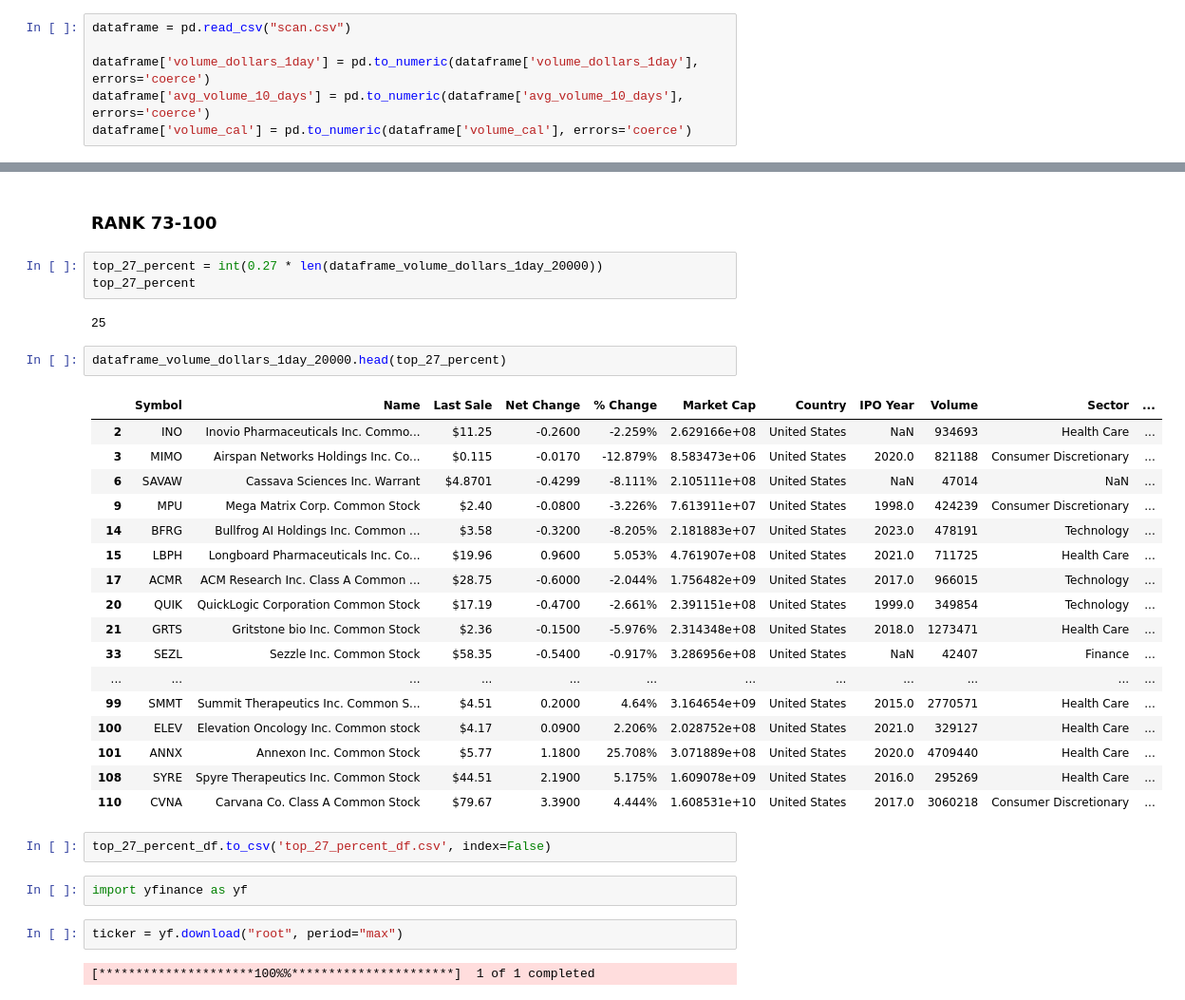
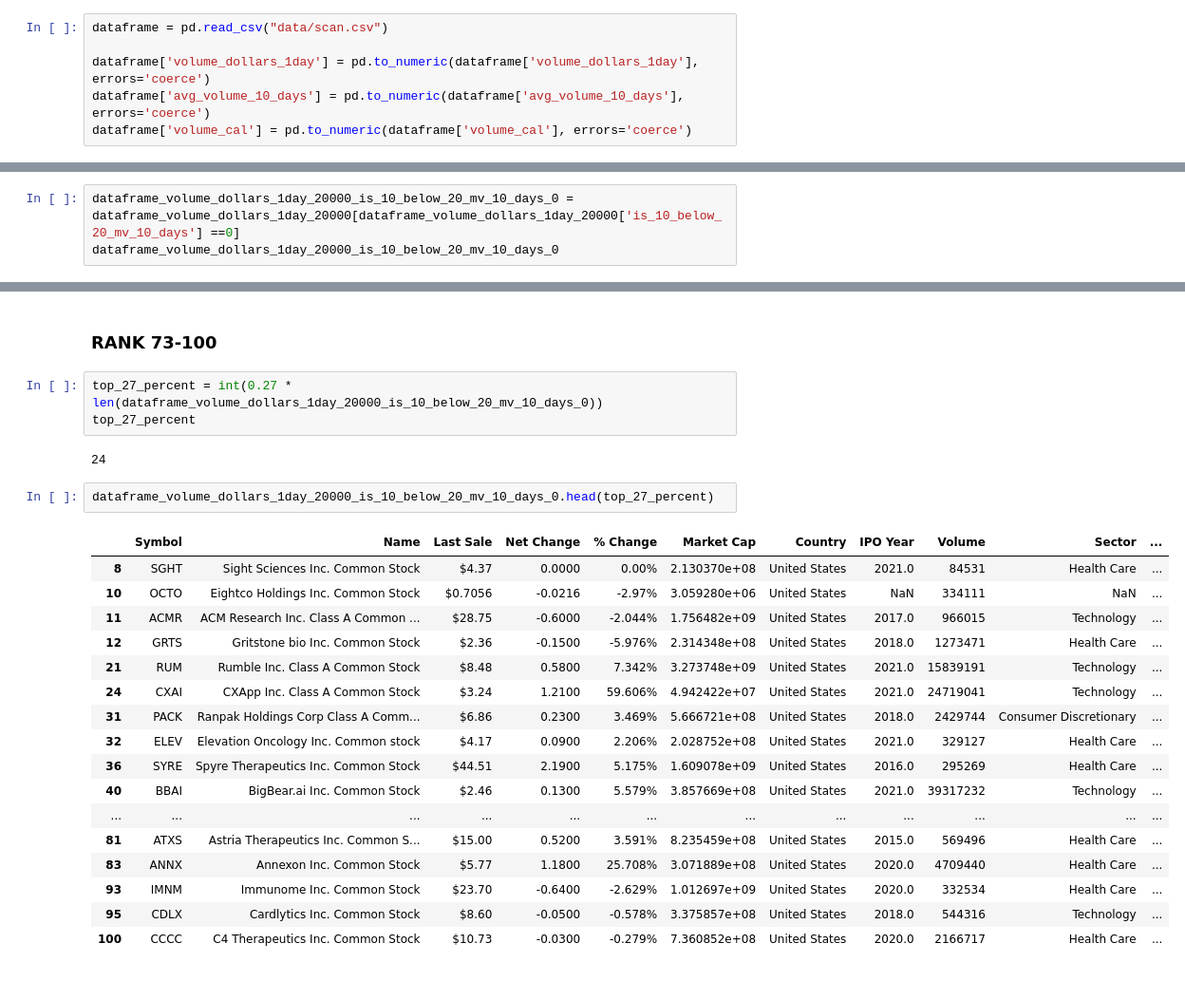
Before and after one commit to sinadarbouy/QStock-Screener, a Jupyter notebook: find.ipynb, the cells around one changed output, grey strips where cells are left out. Shown: that part at 95% size. Drawn from its saved outputs; the diff is of its cells as text.

```diff
--- a/find.ipynb
+++ b/find.ipynb
@@ -1,7 +1,7 @@
 # %%
 import pandas as pd
 # %%
-dataframe = pd.read_csv("scan.csv")
+dataframe = pd.read_csv("data/scan.csv")
 
 dataframe['volume_dollars_1day'] = pd.to_numeric(dataframe['volume_dollars_1day'], errors='coerce')
 dataframe['avg_volume_10_days'] = pd.to_numeric(dataframe['avg_volume_10_days'], errors='coerce')
@@ -48,0 +36,3 @@ dataframe_volume_dollars_1day_20000
+# %%
+dataframe_volume_dollars_1day_20000_is_10_below_20_mv_10_days_0 = dataframe_volume_dollars_1day_20000[dataframe_volume_dollars_1day_20000['is_10_below_20_mv_10_days'] ==0]
+dataframe_volume_dollars_1day_20000_is_10_below_20_mv_10_days_0
@@ -62,35 +66,27 @@ dataframe_volume_dollars_1day_20000[dataframe_volume_dollars_1day_20000["volume_
 # %% [markdown]
 ### RANK 73-100
 # %%
-top_27_percent = int(0.27 * len(dataframe_volume_dollars_1day_20000))
+top_27_percent = int(0.27 * len(dataframe_volume_dollars_1day_20000_is_10_below_20_mv_10_days_0))
 top_27_percent
 # %% [output]
-25
+24
 # %%
-dataframe_volume_dollars_1day_20000.head(top_27_percent)
+dataframe_volume_dollars_1day_20000_is_10_below_20_mv_10_days_0.head(top_27_percent)
 # %% [output]
 |  | Symbol | Name | Last Sale | Net Change | % Change | Market Cap | Country | IPO Year | Volume | Sector | ... |
-| 2 | INO | Inovio Pharmaceuticals Inc. Commo... | $11.25 | -0.2600 | -2.259% | 2.629166e+08 | United States | NaN | 934693 | Health Care | ... |
-| 3 | MIMO | Airspan Networks Holdings Inc. Co... | $0.115 | -0.0170 | -12.879% | 8.583473e+06 | United States | 2020.0 | 821188 | Consumer Discretionary | ... |
-| 6 | SAVAW | Cassava Sciences Inc. Warrant | $4.8701 | -0.4299 | -8.111% | 2.105111e+08 | United States | NaN | 47014 | NaN | ... |
-| 9 | MPU | Mega Matrix Corp. Common Stock | $2.40 | -0.0800 | -3.226% | 7.613911e+07 | United States | 1998.0 | 424239 | Consumer Discretionary | ... |
-| 14 | BFRG | Bullfrog AI Holdings Inc. Common ... | $3.58 | -0.3200 | -8.205% | 2.181883e+07 | United States | 2023.0 | 478191 | Technology | ... |
-| 15 | LBPH | Longboard Pharmaceuticals Inc. Co... | $19.96 | 0.9600 | 5.053% | 4.761907e+08 | United States | 2021.0 | 711725 | Health Care | ... |
-| 17 | ACMR | ACM Research Inc. Class A Common ... | $28.75 | -0.6000 | -2.044% | 1.756482e+09 | United States | 2017.0 | 966015 | Technology | ... |
-| 20 | QUIK | QuickLogic Corporation Common Stock | $17.19 | -0.4700 | -2.661% | 2.391151e+08 | United States | 1999.0 | 349854 | Technology | ... |
-| 21 | GRTS | Gritstone bio Inc. Common Stock | $2.36 | -0.1500 | -5.976% | 2.314348e+08 | United States | 2018.0 | 1273471 | Health Care | ... |
-| 33 | SEZL | Sezzle Inc. Common Stock | $58.35 | -0.5400 | -0.917% | 3.286956e+08 | United States | NaN | 42407 | Finance | ... |
+| 8 | SGHT | Sight Sciences Inc. Common Stock | $4.37 | 0.0000 | 0.00% | 2.130370e+08 | United States | 2021.0 | 84531 | Health Care | ... |
+| 10 | OCTO | Eightco Holdings Inc. Common Stock | $0.7056 | -0.0216 | -2.97% | 3.059280e+06 | United States | NaN | 334111 | NaN | ... |
+| 11 | ACMR | ACM Research Inc. Class A Common ... | $28.75 | -0.6000 | -2.044% | 1.756482e+09 | United States | 2017.0 | 966015 | Technology | ... |
+| 12 | GRTS | Gritstone bio Inc. Common Stock | $2.36 | -0.1500 | -5.976% | 2.314348e+08 | United States | 2018.0 | 1273471 | Health Care | ... |
+| 21 | RUM | Rumble Inc. Class A Common Stock | $8.48 | 0.5800 | 7.342% | 3.273748e+09 | United States | 2021.0 | 15839191 | Technology | ... |
+| 24 | CXAI | CXApp Inc. Class A Common Stock | $3.24 | 1.2100 | 59.606% | 4.942422e+07 | United States | 2021.0 | 24719041 | Technology | ... |
+| 31 | PACK | Ranpak Holdings Corp Class A Comm... | $6.86 | 0.2300 | 3.469% | 5.666721e+08 | United States | 2018.0 | 2429744 | Consumer Discretionary | ... |
+| 32 | ELEV | Elevation Oncology Inc. Common stock | $4.17 | 0.0900 | 2.206% | 2.028752e+08 | United States | 2021.0 | 329127 | Health Care | ... |
+| 36 | SYRE | Spyre Therapeutics Inc. Common Stock | $44.51 | 2.1900 | 5.175% | 1.609078e+09 | United States | 2016.0 | 295269 | Health Care | ... |
+| 40 | BBAI | BigBear.ai Inc. Common Stock | $2.46 | 0.1300 | 5.579% | 3.857669e+08 | United States | 2021.0 | 39317232 | Technology | ... |
 | ... | ... | ... | ... | ... | ... | ... | ... | ... | ... | ... | ... |
-| 99 | SMMT | Summit Therapeutics Inc. Common S... | $4.51 | 0.2000 | 4.64% | 3.164654e+09 | United States | 2015.0 | 2770571 | Health Care | ... |
-| 100 | ELEV | Elevation Oncology Inc. Common stock | $4.17 | 0.0900 | 2.206% | 2.028752e+08 | United States | 2021.0 | 329127 | Health Care | ... |
-| 101 | ANNX | Annexon Inc. Common Stock | $5.77 | 1.1800 | 25.708% | 3.071889e+08 | United States | 2020.0 | 4709440 | Health Care | ... |
-| 108 | SYRE | Spyre Therapeutics Inc. Common Stock | $44.51 | 2.1900 | 5.175% | 1.609078e+09 | United States | 2016.0 | 295269 | Health Care | ... |
-| 110 | CVNA | Carvana Co. Class A Common Stock | $79.67 | 3.3900 | 4.444% | 1.608531e+10 | United States | 2017.0 | 3060218 | Consumer Discretionary | ... |
+| 81 | ATXS | Astria Therapeutics Inc. Common S... | $15.00 | 0.5200 | 3.591% | 8.235459e+08 | United States | 2015.0 | 569496 | Health Care | ... |
+| 83 | ANNX | Annexon Inc. Common Stock | $5.77 | 1.1800 | 25.708% | 3.071889e+08 | United States | 2020.0 | 4709440 | Health Care | ... |
+| 93 | IMNM | Immunome Inc. Common Stock | $23.70 | -0.6400 | -2.629% | 1.012697e+09 | United States | 2020.0 | 332534 | Health Care | ... |
+| 95 | CDLX | Cardlytics Inc. Common Stock | $8.60 | -0.0500 | -0.578% | 3.375857e+08 | United States | 2018.0 | 544316 | Technology | ... |
+| 100 | CCCC | C4 Therapeutics Inc. Common Stock | $10.73 | -0.0300 | -0.279% | 7.360852e+08 | United States | 2020.0 | 2166717 | Health Care | ... |
-# %%
-top_27_percent_df.to_csv('top_27_percent_df.csv', index=False)
-# %%
-import yfinance as yf
-# %%
-ticker = yf.download("root", period="max")
-# %% [output]
-[*********************100%%**********************]  1 of 1 completed
```
Also changed, not shown: parts of 21 cells of this notebook.
